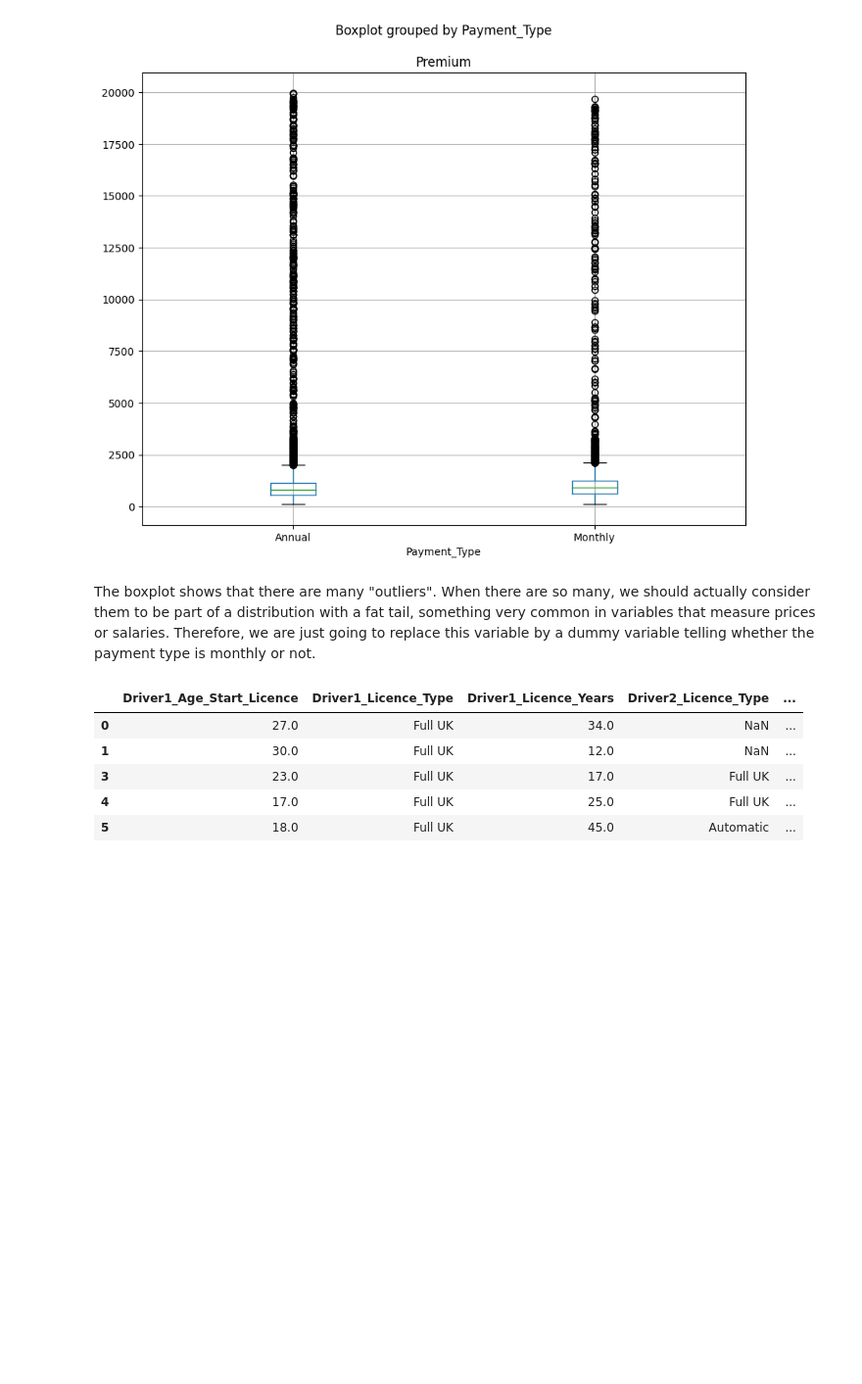
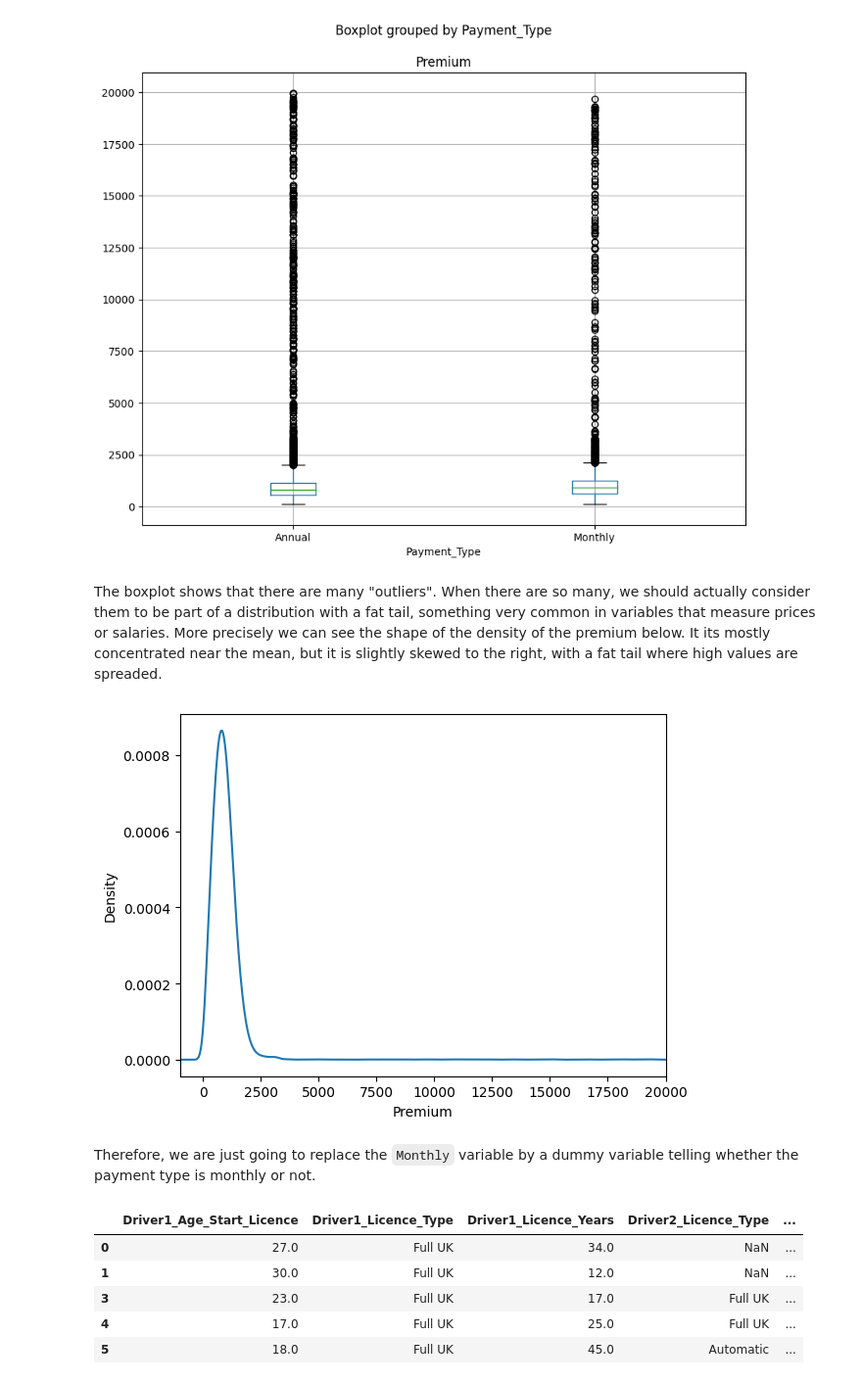
Before and after one commit to JaviMaligno/Assessments, a Jupyter notebook: HastingDirect/Candidate_Pack/report.ipynb, the cells around one changed output. Shown: that part at 98% size. Saved outputs shown, nothing was run; the diff lists cells and outputs as text; code cells hidden in the pictures; blank space fills up the shorter version.

```diff
--- a/HastingDirect/Candidate_Pack/two_models.ipynb
+++ b/HastingDirect/Candidate_Pack/report.ipynb
@@ -340,7 +340,16 @@ plt.show()
 # %% [output]
 [figure]
 # %% [markdown]
-The boxplot shows that there are many "outliers". When there are so many, we should actually consider them to be part of a distribution with a fat tail, something very common in variables that measure prices or salaries. Therefore, we are just going to replace this variable by a dummy variable telling whether the payment type is monthly or not.
+The boxplot shows that there are many "outliers". When there are so many, we should actually consider them to be part of a distribution with a fat tail, something very common in variables that measure prices or salaries. More precisely we can see the shape of the density of the premium below. It its mostly concentrated near the mean, but it is slightly skewed to the right, with a fat tail where high values are spreaded.
+# %%
+quotes["Premium"].plot.density()
+plt.xlim([-1000,20000])
+plt.xlabel("Premium")
+plt.show()
+# %% [output]
+[figure, added]
+# %% [markdown]
+Therefore, we are just going to replace the `Monthly` variable by a dummy variable telling whether the payment type is monthly or not.
 # %%
 quotes["Payment_Type"]=pd.get_dummies(quotes["Payment_Type"], drop_first=True)
 quotes.rename(columns={"Payment_Type":"Monthly"}, inplace=True)
```
Also changed, not shown: parts of 11 cells of this notebook, 7 other files.
